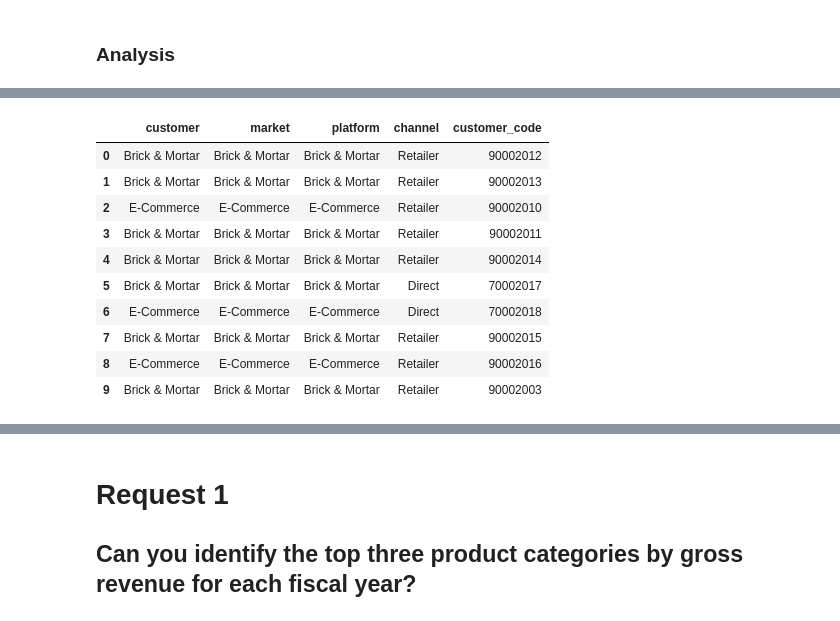
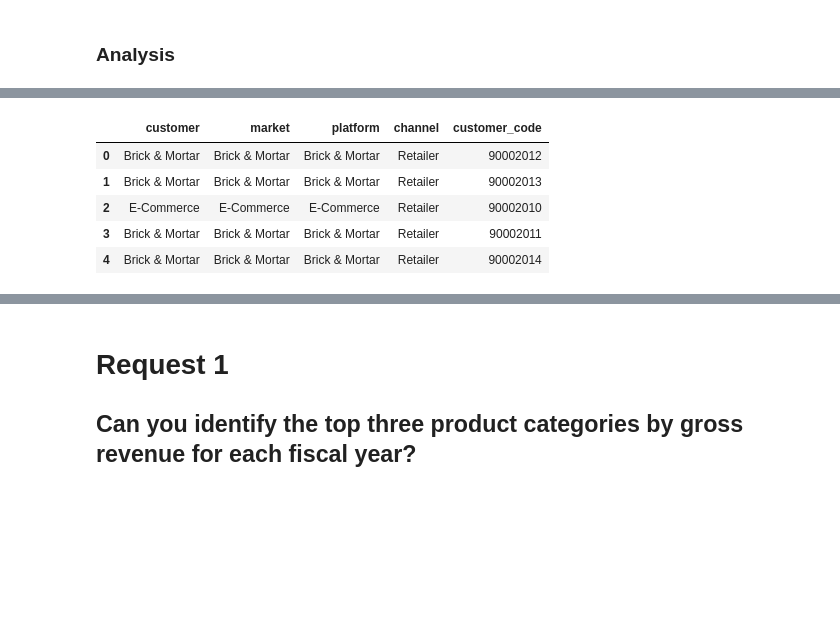
Before and after one commit to occampos/Supply-Chain-Analysis, a Jupyter notebook: analysis/sc_analysis.ipynb, the cells around one changed output, grey strips where cells are left out. Saved outputs shown, nothing was run; the diff lists cells and outputs as text; code cells hidden in the pictures; blank space fills up the shorter version.

```diff
--- a/analysis/sc_analysis.ipynb
+++ b/analysis/sc_analysis.ipynb
@@ -70,15 +70,10 @@ list(all_column_names)
 # %%
-sc_dim_customer.head(10)
+sc_dim_customer.head(5)
 # %% [output]
 |  | customer | market | platform | channel | customer_code |
 | 0 | Brick & Mortar | Brick & Mortar | Brick & Mortar | Retailer | 90002012 |
 | 1 | Brick & Mortar | Brick & Mortar | Brick & Mortar | Retailer | 90002013 |
 | 2 | E-Commerce | E-Commerce | E-Commerce | Retailer | 90002010 |
 | 3 | Brick & Mortar | Brick & Mortar | Brick & Mortar | Retailer | 90002011 |
 | 4 | Brick & Mortar | Brick & Mortar | Brick & Mortar | Retailer | 90002014 |
-| 5 | Brick & Mortar | Brick & Mortar | Brick & Mortar | Direct | 70002017 |
-| 6 | E-Commerce | E-Commerce | E-Commerce | Direct | 70002018 |
-| 7 | Brick & Mortar | Brick & Mortar | Brick & Mortar | Retailer | 90002015 |
-| 8 | E-Commerce | E-Commerce | E-Commerce | Retailer | 90002016 |
-| 9 | Brick & Mortar | Brick & Mortar | Brick & Mortar | Retailer | 90002003 |
 # %%
```
Also changed, not shown: parts of 12 cells of this notebook, 2 other files.
